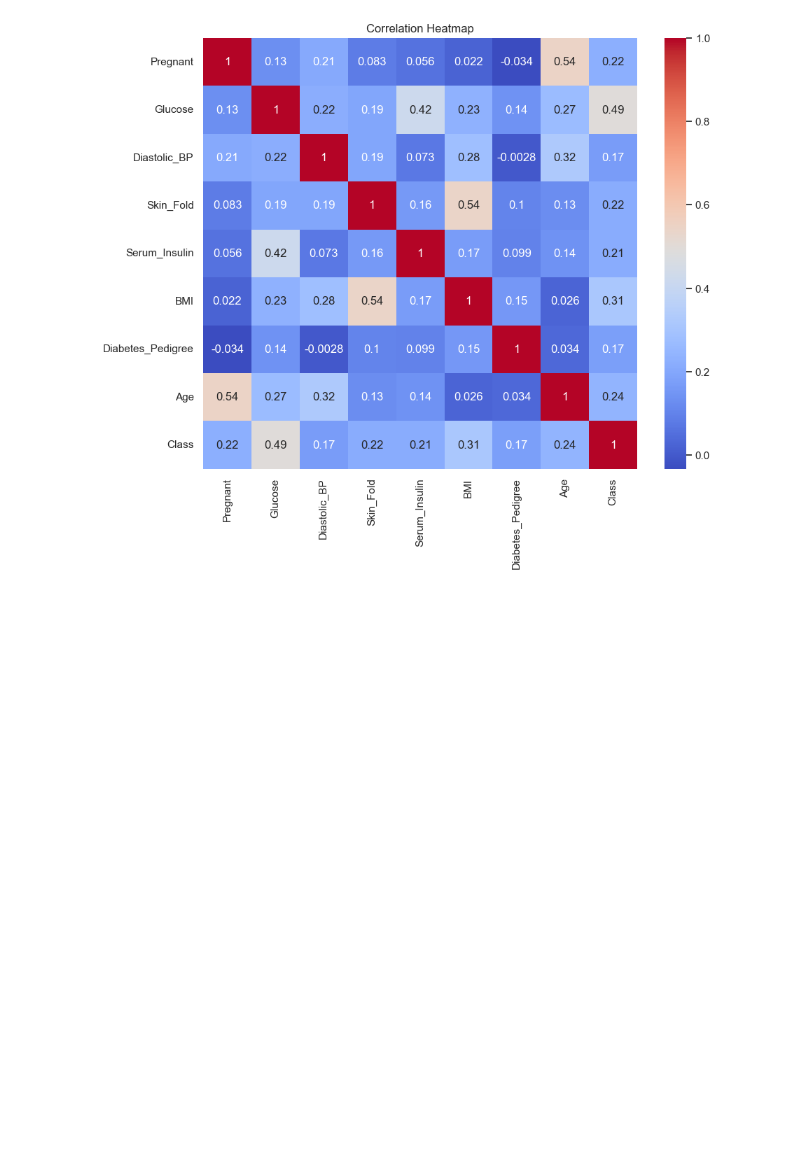
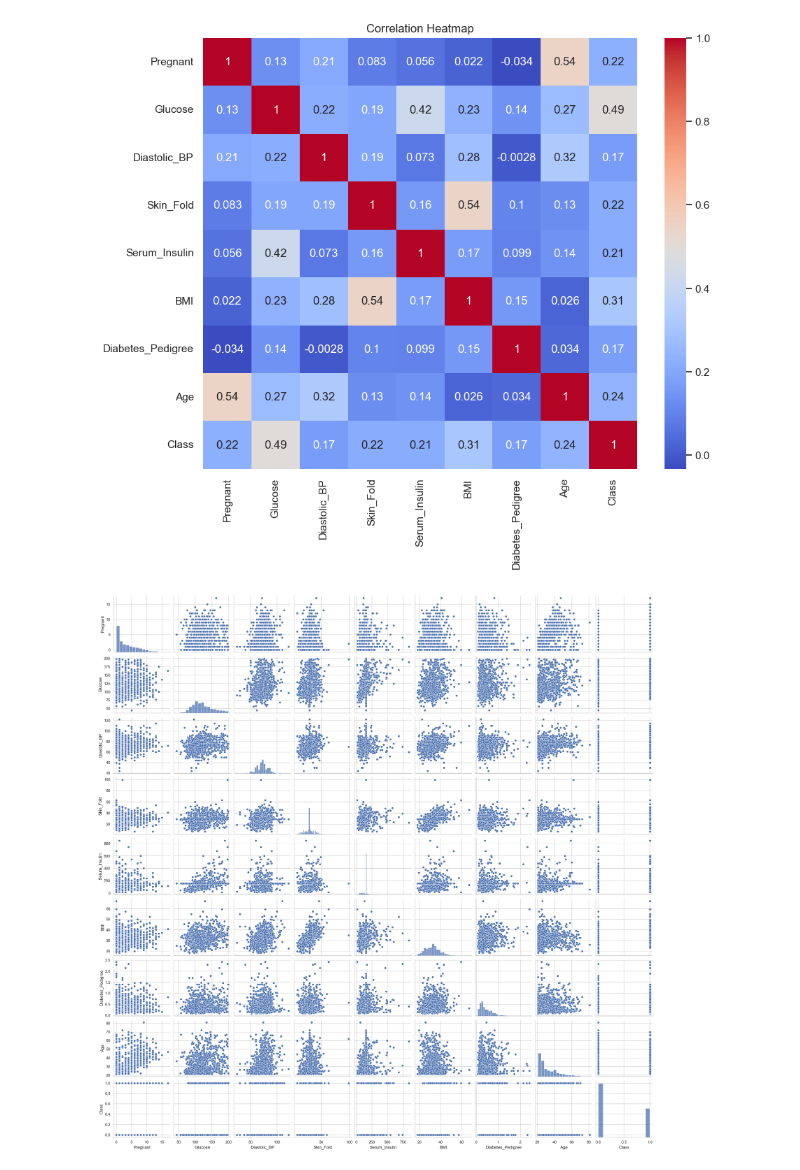
Before and after one commit to albinjoseph229/Python, a Jupyter notebook: Exam_preparation/first_file.ipynb, the cells around one changed output. Drawn from its saved outputs; the diff is of its cells as text; code cells hidden in the pictures; blank space fills up the shorter version.

```diff
--- a/Exam_preparation/first_file.ipynb
+++ b/Exam_preparation/first_file.ipynb
@@ -143,3 +143,10 @@ plt.title('Correlation Heatmap')
 plt.show()
 # %% [output]
 [figure]
+# %%
+# Pairplot to visualize relationships between variables
+sns.pairplot(df)
+
+plt.show()
+# %% [output]
+[figure, added]
```
Also changed, not shown: parts of 1 cell of this notebook, 1 other file.
